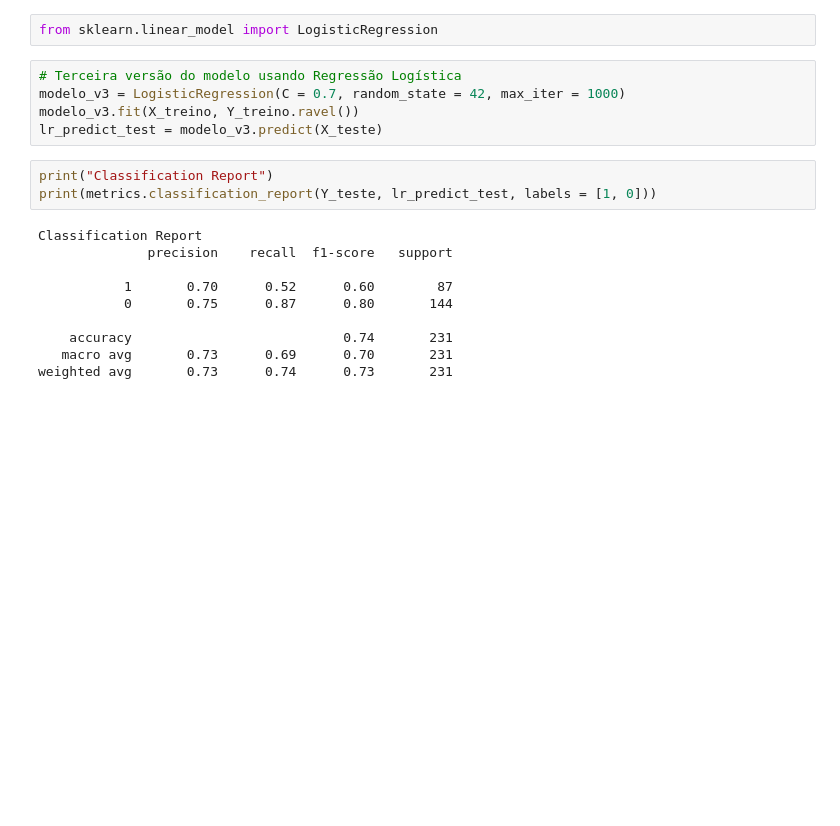
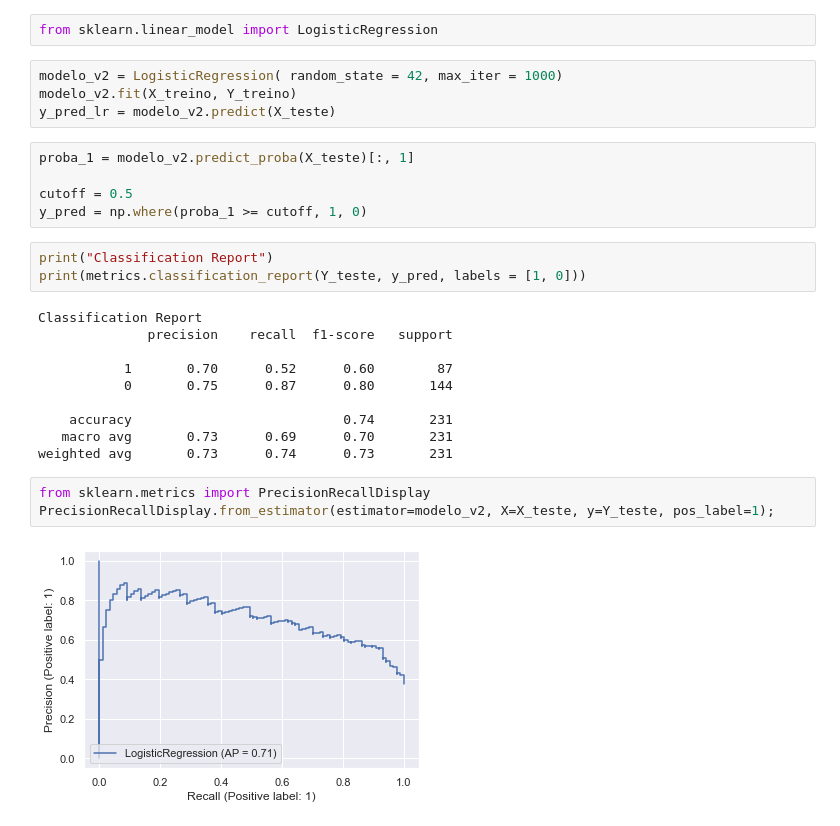
Before and after one commit to fernandadefalco/mini-projects, a Jupyter notebook: 1) Diabetes/ML - Diabetes.ipynb, the cells around one changed output. Saved outputs shown, nothing was run; the diff lists cells and outputs as text; blank space fills up the shorter version.

```diff
--- a/1) Diabetes/ML - Diabetes.ipynb
+++ b/1) Diabetes/ML - Diabetes.ipynb
@@ -271,13 +244,17 @@ weighted avg       0.77      0.77      0.75       231
 # %%
 from sklearn.linear_model import LogisticRegression
 # %%
-# Terceira versão do modelo usando Regressão Logística
-modelo_v3 = LogisticRegression(C = 0.7, random_state = 42, max_iter = 1000)
-modelo_v3.fit(X_treino, Y_treino.ravel())
-lr_predict_test = modelo_v3.predict(X_teste)
+modelo_v2 = LogisticRegression( random_state = 42, max_iter = 1000)
+modelo_v2.fit(X_treino, Y_treino)
+y_pred_lr = modelo_v2.predict(X_teste)
+# %%
+proba_1 = modelo_v2.predict_proba(X_teste)[:, 1]
+
+cutoff = 0.5
+y_pred = np.where(proba_1 >= cutoff, 1, 0)
 # %%
 print("Classification Report")
-print(metrics.classification_report(Y_teste, lr_predict_test, labels = [1, 0]))
+print(metrics.classification_report(Y_teste, y_pred, labels = [1, 0]))
 # %% [output]
 Classification Report
               precision    recall  f1-score   support
@@ -288,3 +265,8 @@ Classification Report
     accuracy                           0.74       231
    macro avg       0.73      0.69      0.70       231
 weighted avg       0.73      0.74      0.73       231
+# %%
+from sklearn.metrics import PrecisionRecallDisplay
+PrecisionRecallDisplay.from_estimator(estimator=modelo_v2, X=X_teste, y=Y_teste, pos_label=1);
+# %% [output]
+[figure, added]
```
Also changed, not shown: parts of 35 cells of this notebook, 1 other file.
